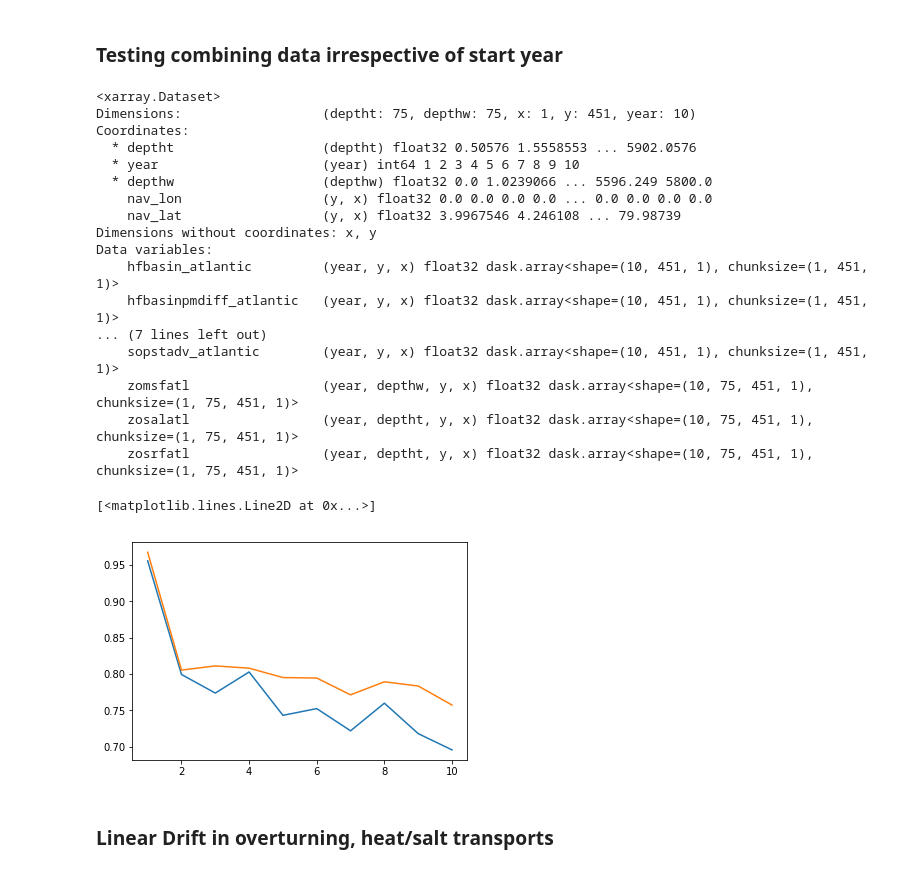
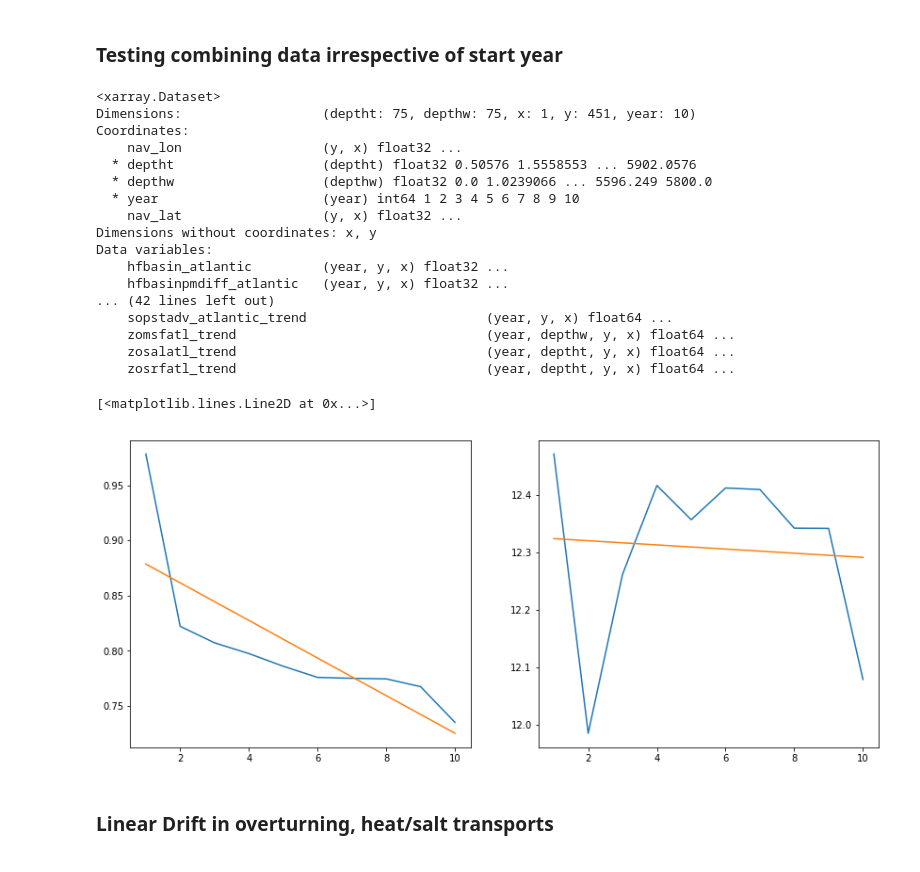
Before and after one commit to hmkhatri/AMOC_Variability_DePreSys_MET, a Jupyter notebook: Notebooks/04_Check_Drift_Removal.ipynb, the cells around one changed output. Cells and saved outputs as stored; diff of their text form; code cells hidden in the pictures.

Commit message:
Overturning drift compute done

```diff
--- a/Notebooks/04_Check_Drift_Removal.ipynb
+++ b/Notebooks/04_Check_Drift_Removal.ipynb
@@ -105,50 +192,44 @@ Data variables:
 # %% [markdown]
 ### Testing combining data irrespective of start year
 # %%
-ds_save = []
+ppdir="/home/users/hkhatri/DePreSys4_Data/Data_Drift_Removal/Drift_Linear/"
 
-for j in range(0,len(ds.start_year)):
+ds = xr.open_dataset(ppdir + "Drift_diaptr.nc")
 
-    tmp = ds.sum('r').isel(start_year=j, time_counter=slice(2,122)).groupby('time_centered.year').mean('time_counter')
-
-    tmp = tmp.assign(year = np.arange(1, 11)) # to have same year values to compute mean
-
-    ds_save.append(tmp)
-
-    #if (j==0):
-    #    ds_save = tmp
-    #else:
-    #    ds_save = ds_save + tmp
-
-ds_save = sum(ds_save)
-ds_save = ds_save / (len(ds.start_year) * len(ds.r))
-ds_save = ds_save.drop('start_year')
+ds_lin = xr.open_dataset(ppdir + "Linear_Trend_diaptr.nc")
 # %%
-ds_save
+print(ds, ds_lin)
 # %% [output]
 <xarray.Dataset>
 Dimensions:                  (deptht: 75, depthw: 75, x: 1, y: 451, year: 10)
 Coordinates:
+    nav_lon                  (y, x) float32 ...
   * deptht                   (deptht) float32 0.50576 1.5558553 ... 5902.0576
+  * depthw                   (depthw) float32 0.0 1.0239066 ... 5596.249 5800.0
   * year                     (year) int64 1 2 3 4 5 6 7 8 9 10
-  * depthw                   (depthw) float32 0.0 1.0239066 ... 5596.249 5800.0
-    nav_lon                  (y, x) float32 0.0 0.0 0.0 0.0 ... 0.0 0.0 0.0 0.0
-    nav_lat                  (y, x) float32 3.9967546 4.246108 ... 79.98739
+    nav_lat                  (y, x) float32 ...
 Dimensions without coordinates: x, y
 Data variables:
-    hfbasin_atlantic         (year, y, x) float32 dask.array<shape=(10, 451, 1), chunksize=(1, 451, 1)>
-    hfbasinpmdiff_atlantic   (year, y, x) float32 dask.array<shape=(10, 451, 1), chunksize=(1, 451, 1)>
-... (7 lines left out)
-    sopstadv_atlantic        (year, y, x) float32 dask.array<shape=(10, 451, 1), chunksize=(1, 451, 1)>
-    zomsfatl                 (year, depthw, y, x) float32 dask.array<shape=(10, 75, 451, 1), chunksize=(1, 75, 451, 1)>
-    zosalatl                 (year, deptht, y, x) float32 dask.array<shape=(10, 75, 451, 1), chunksize=(1, 75, 451, 1)>
-    zosrfatl                 (year, deptht, y, x) float32 dask.array<shape=(10, 75, 451, 1), chunksize=(1, 75, 451, 1)>
+    hfbasin_atlantic         (year, y, x) float32 ...
+    hfbasinpmdiff_atlantic   (year, y, x) float32 ...
+... (42 lines left out)
+    sopstadv_atlantic_trend                       (year, y, x) float64 ...
+    zomsfatl_trend                                (year, depthw, y, x) float64 ...
+    zosalatl_trend                                (year, deptht, y, x) float64 ...
+    zosrfatl_trend                                (year, deptht, y, x) float64 ...
 # %%
-plt.plot(np.arange(1,11), tmp['hfbasin_atlantic'].isel(y=10,x=0) / len(ds.r))
-plt.plot(np.arange(1,11), ds_save['hfbasin_atlantic'].isel(y=10,x=0))
+fig = plt.figure(figsize=[22,6])
+
+plt.subplot(1,3,1)
+plt.plot(np.arange(1,11), ds['hfbasin_atlantic'].isel(y=10,x=0))
+plt.plot(np.arange(1,11), ds_lin['hfbasin_atlantic_trend'].isel(y=10,x=0))
+
+plt.subplot(1,3,2)
+plt.plot(np.arange(1,11), ds['zomsfatl'].isel(y=50,x=0, depthw=20))
+plt.plot(np.arange(1,11), ds_lin['zomsfatl_trend'].isel(y=50,x=0, depthw=20))
 # %% [output]
 [<matplotlib.lines.Line2D at 0x...>]
-[figure, old version]
+[figure, new version]
 # %% [markdown]
 ### Linear Drift in overturning, heat/salt transports
 # %%
```
Also changed, not shown: parts of 9 cells of this notebook, 2 other files.
